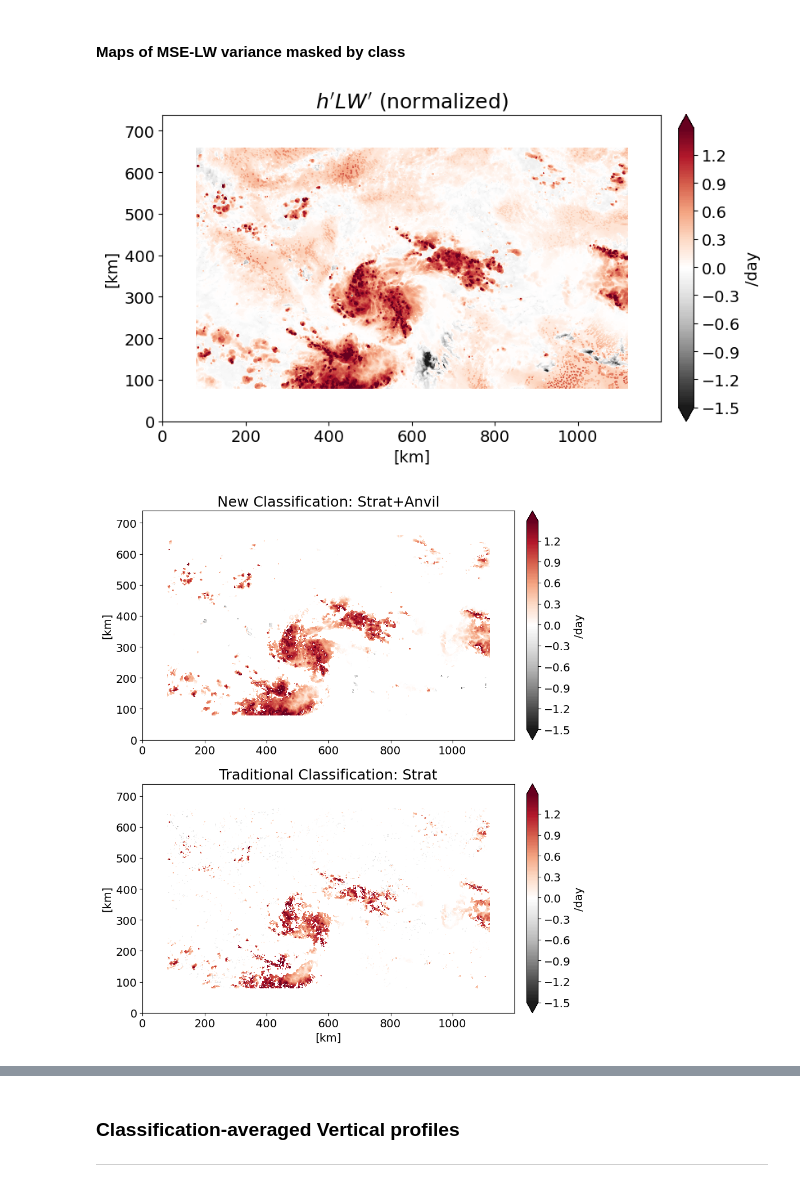
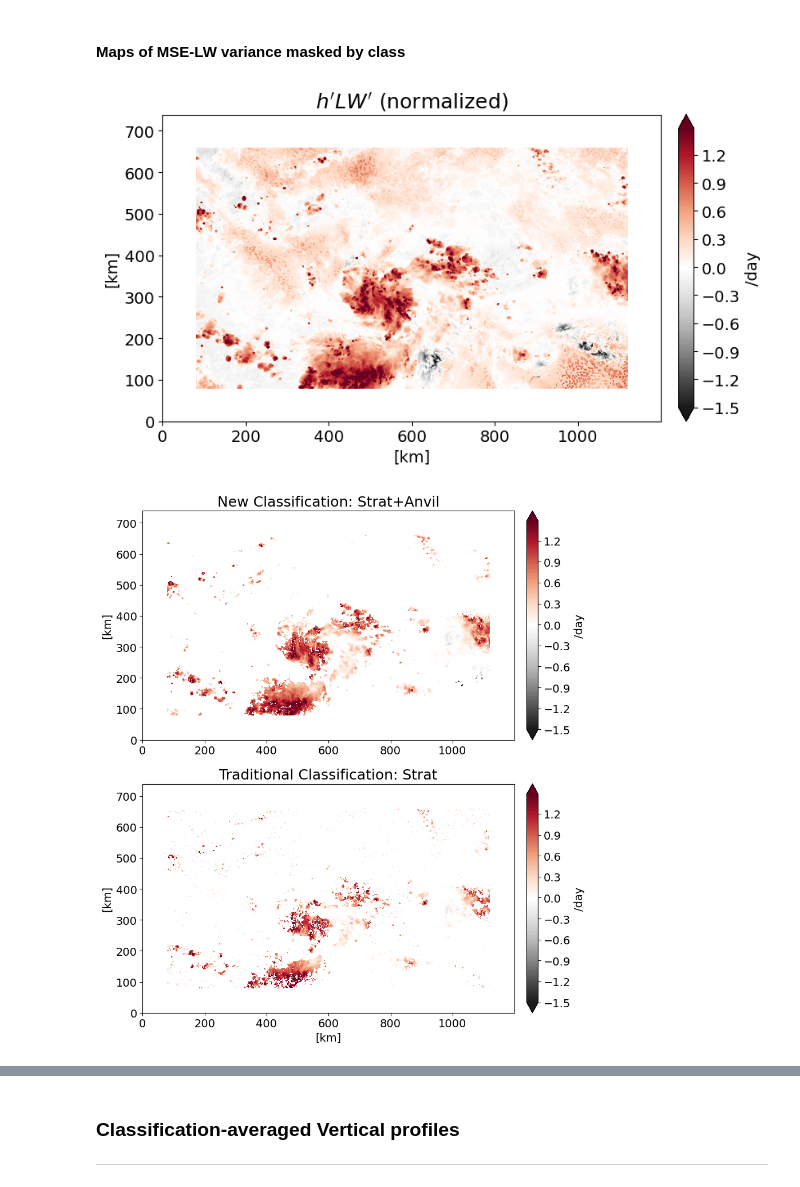
Before and after one commit to jhruppert/jhr-wrf-python, a Jupyter notebook: cloud_ratio_class.ipynb, the cells around one changed output, grey strips where cells are left out. Saved outputs shown, nothing was run; the diff lists cells and outputs as text; code cells hidden in the pictures.

```diff
--- a/cloud_ratio_class.ipynb
+++ b/cloud_ratio_class.ipynb
@@ -27,7 +27,7 @@ storm = 'haiyan'
 memb_str = 'memb_01' # Which member to plot?
 
 # Time step to plot (CTL)
-it_read = 4
+it_read = 1
 # base time is adjusted by 36 for CTL, 0 for NCRF, etc.
 # %%
 # #### Directories
@@ -478,50 +478,59 @@ plt.tight_layout()
 # %%
 # Unmasked
 
 fig = plt.figure(figsize=(12,5))
 fig.set_facecolor('white')
 
+# LWMSE term
+pltvar = lwmse
+title = "$h'LW'$ (normalized)"
+units = '/day'
 clevs = np.arange(-1.5,1.5,0.02)
+
+# ACRE
+# pltvar = lw_net - lw_net_cs
+# title = "ACRE"
+# units = 'W/m$^2$'
+# clevs = np.arange(-50,200,5)
+
 ax = fig.add_subplot(111, aspect='equal')
-plt.contourf(lwmse, clevs, cmap='RdGy_r', extend='both', zorder=1)
+plt.contourf(pltvar, clevs, cmap='RdGy_r', extend='both', zorder=1)
 cbar=plt.colorbar(fraction=0.03, pad=0.02)
-cbar.set_label('/day')
+cbar.set_label(units)
 ax.set_xlabel('[km]')
 ax.set_ylabel('[km]')
-ax.set_title("$h'LW'$ (normalized)", size=18)
+ax.set_title(title, size=18)
 plt.tight_layout()
 # %% [output]
-[figure, old version]
+[figure, new version]
 # %%
 # Stratiform
 
 fig = plt.figure(figsize=(12,10))
 fig.set_facecolor('white')
 
-clevs = np.arange(-1.5,1.5,0.02)
-
 # New classification
-lwmse_mask = np.ma.masked_where((c_type < 4), lwmse, copy=True)
+pltvar_mask = np.ma.masked_where((c_type < 4), pltvar, copy=True)
 ax = fig.add_subplot(211,aspect='equal')
-plt.contourf(lwmse_mask, clevs, cmap='RdGy_r', extend='both', zorder=1)
+plt.contourf(pltvar_mask, clevs, cmap='RdGy_r', extend='both', zorder=1)
 cbar=plt.colorbar(fraction=0.03, pad=0.02)
-cbar.set_label('/day')
+cbar.set_label(units)
 ax.set_ylabel('[km]')
 ax.set_title("New Classification: Strat+Anvil", size=18)
 
 # Traditional classification
-lwmse_mask = np.ma.masked_where((c_type_og < 2), lwmse, copy=True)
+pltvar_mask = np.ma.masked_where((c_type_og < 2), pltvar, copy=True)
 ax = fig.add_subplot(212,aspect='equal')
-plt.contourf(lwmse_mask, clevs, cmap='RdGy_r', extend='both', zorder=1)
+plt.contourf(pltvar_mask, clevs, cmap='RdGy_r', extend='both', zorder=1)
 cbar=plt.colorbar(fraction=0.03, pad=0.02)
-cbar.set_label('/day')
+cbar.set_label(units)
 ax.set_xlabel('[km]')
 ax.set_ylabel('[km]')
 ax.set_title("Traditional Classification: Strat", size=18)
 
 plt.tight_layout()
 # %% [output]
-[figure, old version]
+[figure, new version]
 # %%
 # Convective
 
```
Also changed, not shown: parts of 8 cells of this notebook, 4 other files.
